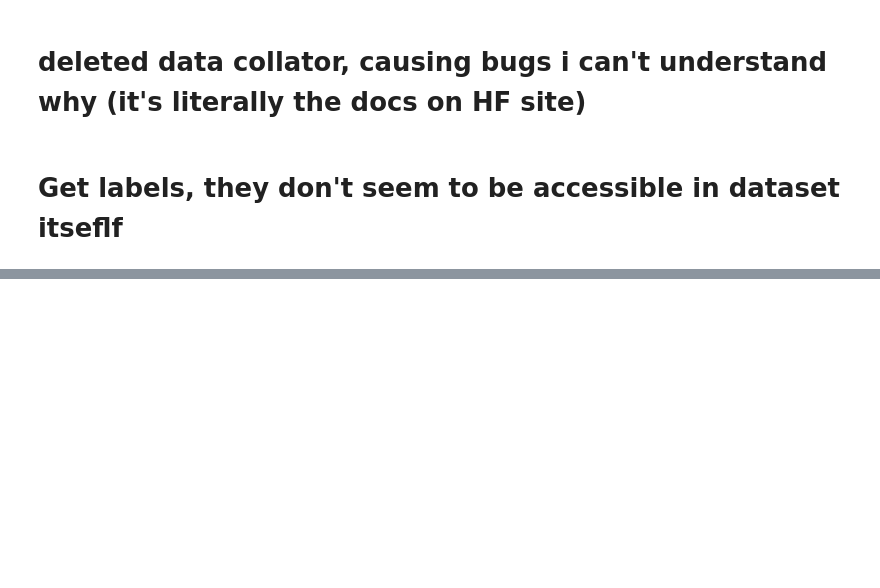
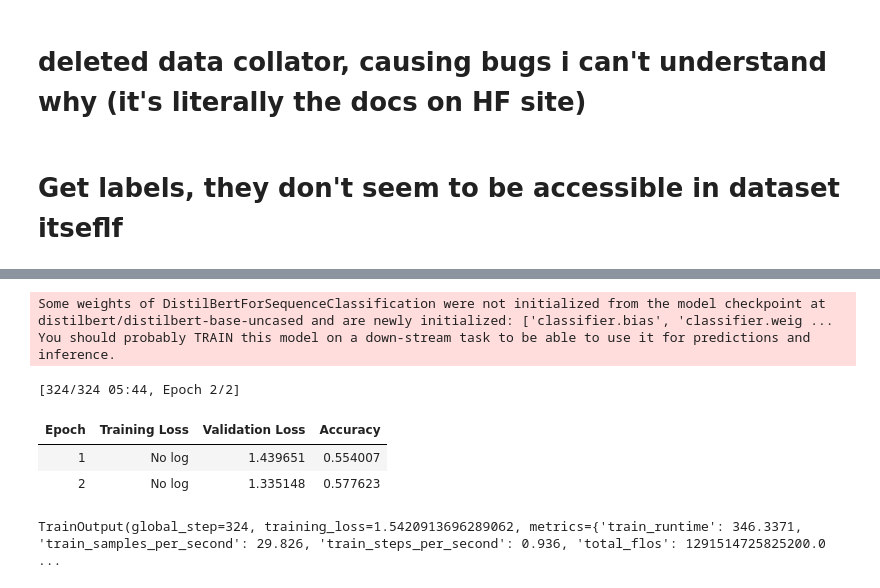
Before and after one commit to benjaminzwhite/kaggle-notebooks, a Jupyter notebook: setfit-classif.ipynb, the cells around one changed output, grey strips where cells are left out. Drawn from its saved outputs; the diff is of its cells as text; code cells hidden in the pictures; blank space fills up the shorter version.

Commit message:
Kaggle Notebook | setfit-classif | Version 3

```diff
--- a/setfit-classif.ipynb
+++ b/setfit-classif.ipynb
@@ -471,0 +371,58 @@ ValueError: Unable to create tensor, you should probably activate truncation and
+# %%
+from transformers import DistilBertForSequenceClassification, TrainingArguments, Trainer
+
+model = DistilBertForSequenceClassification.from_pretrained(
+    MODEL_NAME, num_labels=NUM_LABELS, id2label=id2label, label2id=label2id
+)
+# %% [output]
+Some weights of DistilBertForSequenceClassification were not initialized from the model checkpoint at distilbert/distilbert-base-uncased and are newly initialized: ['classifier.bias', 'classifier.weig ...
+You should probably TRAIN this model on a down-stream task to be able to use it for predictions and inference.
+# %%
+import evaluate
+
+
+
+accuracy = evaluate.load("accuracy")
+# %%
+import numpy as np
+
+
+def compute_metrics(eval_pred):
+    predictions, labels = eval_pred
+    predictions = np.argmax(predictions, axis=1)
+    return accuracy.compute(predictions=predictions, references=labels)
+# %%
+training_args = TrainingArguments(
+    output_dir="finetuned-prompt-classifier",
+    learning_rate=2e-5,
+    per_device_train_batch_size=16,
+    per_device_eval_batch_size=16,
+    num_train_epochs=2,
+    weight_decay=0.01,
+    eval_strategy="epoch",
+    save_strategy="epoch",
+    load_best_model_at_end=True,
+    push_to_hub=False,
+    report_to="none"
+)
+
+trainer = Trainer(
+    model=model,
+    args=training_args,
+    train_dataset=tokenized_ds["train"],
+    eval_dataset=tokenized_ds["test"],
+    tokenizer=tokenizer,
+    data_collator=data_collator,
+    compute_metrics=compute_metrics,
+)
+
+training_metrics = trainer.train()
+# %% [output]
+[324/324 05:44, Epoch 2/2]
+| Epoch | Training Loss | Validation Loss | Accuracy |
+| 1 | No log | 1.439651 | 0.554007 |
+| 2 | No log | 1.335148 | 0.577623 |
+# %%
+print(training_metrics)
+# %% [output]
+TrainOutput(global_step=324, training_loss=1.5420913696289062, metrics={'train_runtime': 346.3371, 'train_samples_per_second': 29.826, 'train_steps_per_second': 0.936, 'total_flos': 1291514725825200.0 ...
```
Also changed, not shown: parts of 47 cells of this notebook.
